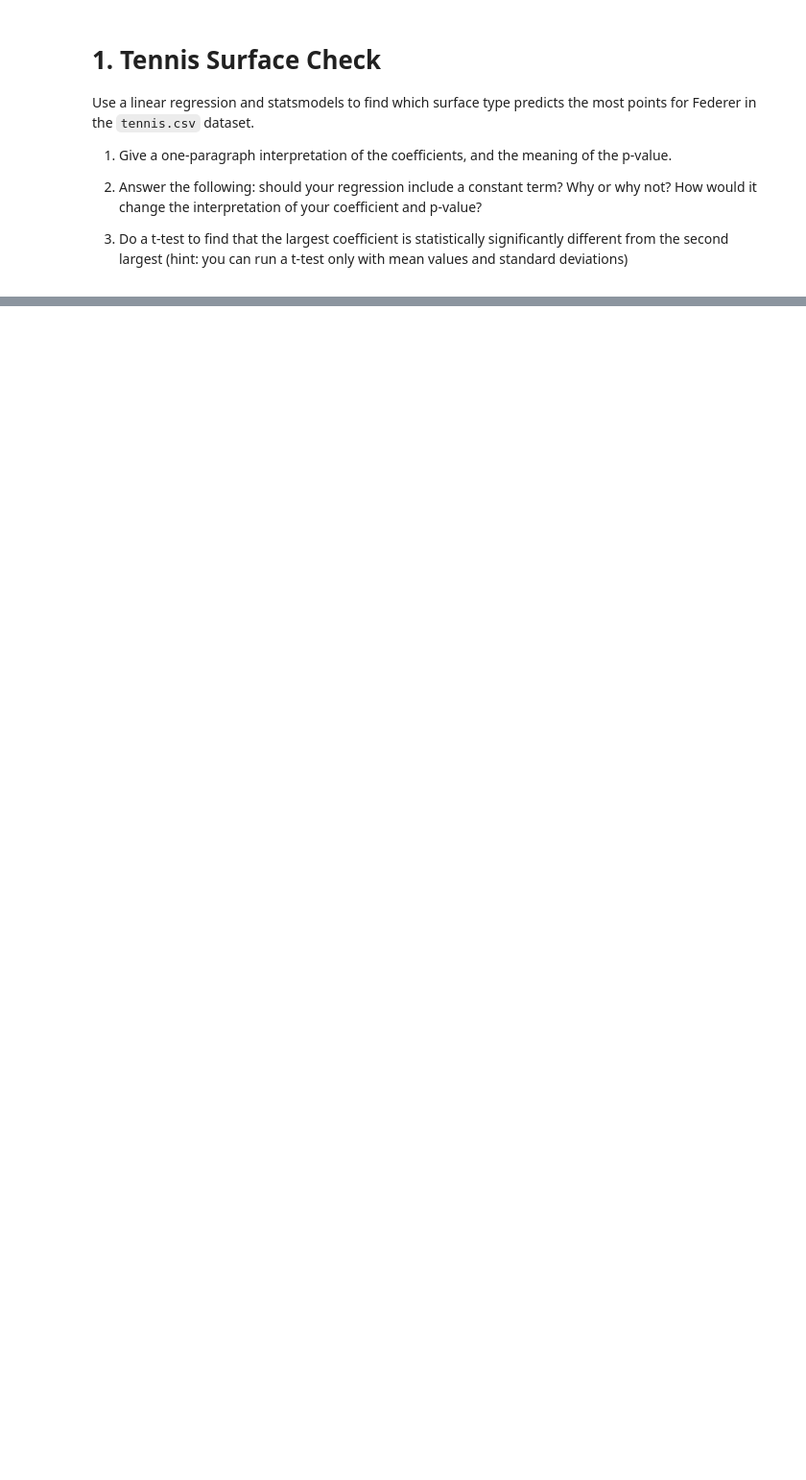
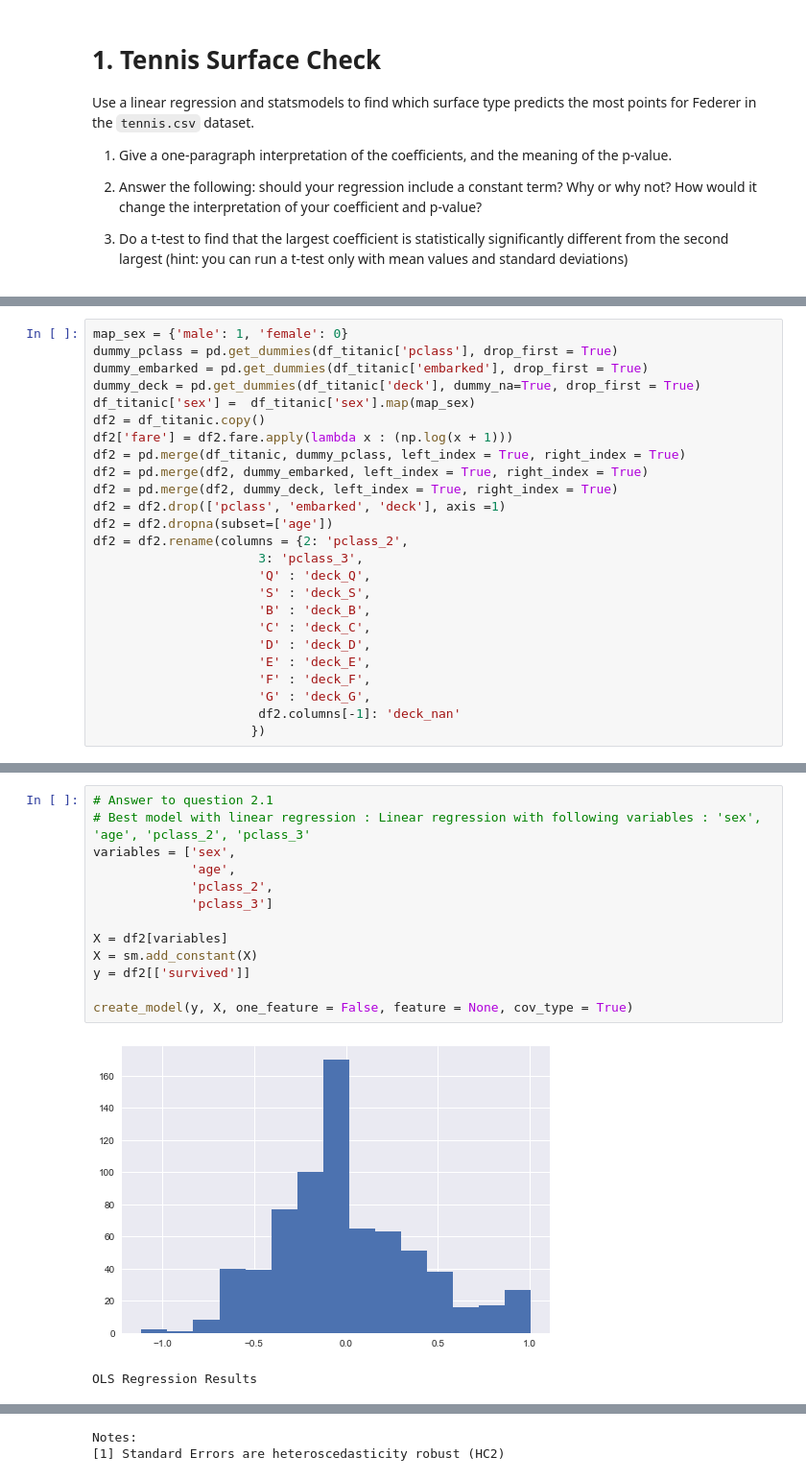
Before and after one commit to cb-ds-1/m3-3-engineering-regression, a Jupyter notebook: workshop.ipynb, the cells around one changed output, grey strips where cells are left out. Shown at 96% size. Cells and saved outputs as stored; diff of their text form; blank space fills up the shorter version.

```diff
--- a/workshop.ipynb
+++ b/workshop.ipynb
@@ -20,0 +225,25 @@ Use whatever tricks you can to best model whether a passenger would survive the
+# %%
+map_sex = {'male': 1, 'female': 0}
+dummy_pclass = pd.get_dummies(df_titanic['pclass'], drop_first = True)
+dummy_embarked = pd.get_dummies(df_titanic['embarked'], drop_first = True)
+dummy_deck = pd.get_dummies(df_titanic['deck'], dummy_na=True, drop_first = True)
+df_titanic['sex'] =  df_titanic['sex'].map(map_sex)
+df2 = df_titanic.copy()
+df2['fare'] = df2.fare.apply(lambda x : (np.log(x + 1)))
+df2 = pd.merge(df_titanic, dummy_pclass, left_index = True, right_index = True)
+df2 = pd.merge(df2, dummy_embarked, left_index = True, right_index = True)
+df2 = pd.merge(df2, dummy_deck, left_index = True, right_index = True)
+df2 = df2.drop(['pclass', 'embarked', 'deck'], axis =1)
+df2 = df2.dropna(subset=['age'])
+df2 = df2.rename(columns = {2: 'pclass_2',
+                      3: 'pclass_3',
+                      'Q' : 'deck_Q',
+                      'S' : 'deck_S',
+                      'B' : 'deck_B',
+                      'C' : 'deck_C',
+                      'D' : 'deck_D',
+                      'E' : 'deck_E',
+                      'F' : 'deck_F',
+                      'G' : 'deck_G',
+                      df2.columns[-1]: 'deck_nan'
+                     })
@@ -20,0 +280,16 @@ Use whatever tricks you can to best model whether a passenger would survive the
+# %%
+# Answer to question 2.1
+# Best model with linear regression : Linear regression with following variables : 'sex', 'age', 'pclass_2', 'pclass_3'
+variables = ['sex',
+             'age',
+             'pclass_2',
+             'pclass_3']
+
+X = df2[variables]
+X = sm.add_constant(X)
+y = df2[['survived']]
+
+create_model(y, X, one_feature = False, feature = None, cov_type = True)
+# %% [output]
+[figure, added]
+OLS Regression Results
@@ -20,0 +315,2 @@ Use whatever tricks you can to best model whether a passenger would survive the
+Notes:
+[1] Standard Errors are heteroscedasticity robust (HC2)
```
Also changed, not shown: parts of 56 cells of this notebook.
